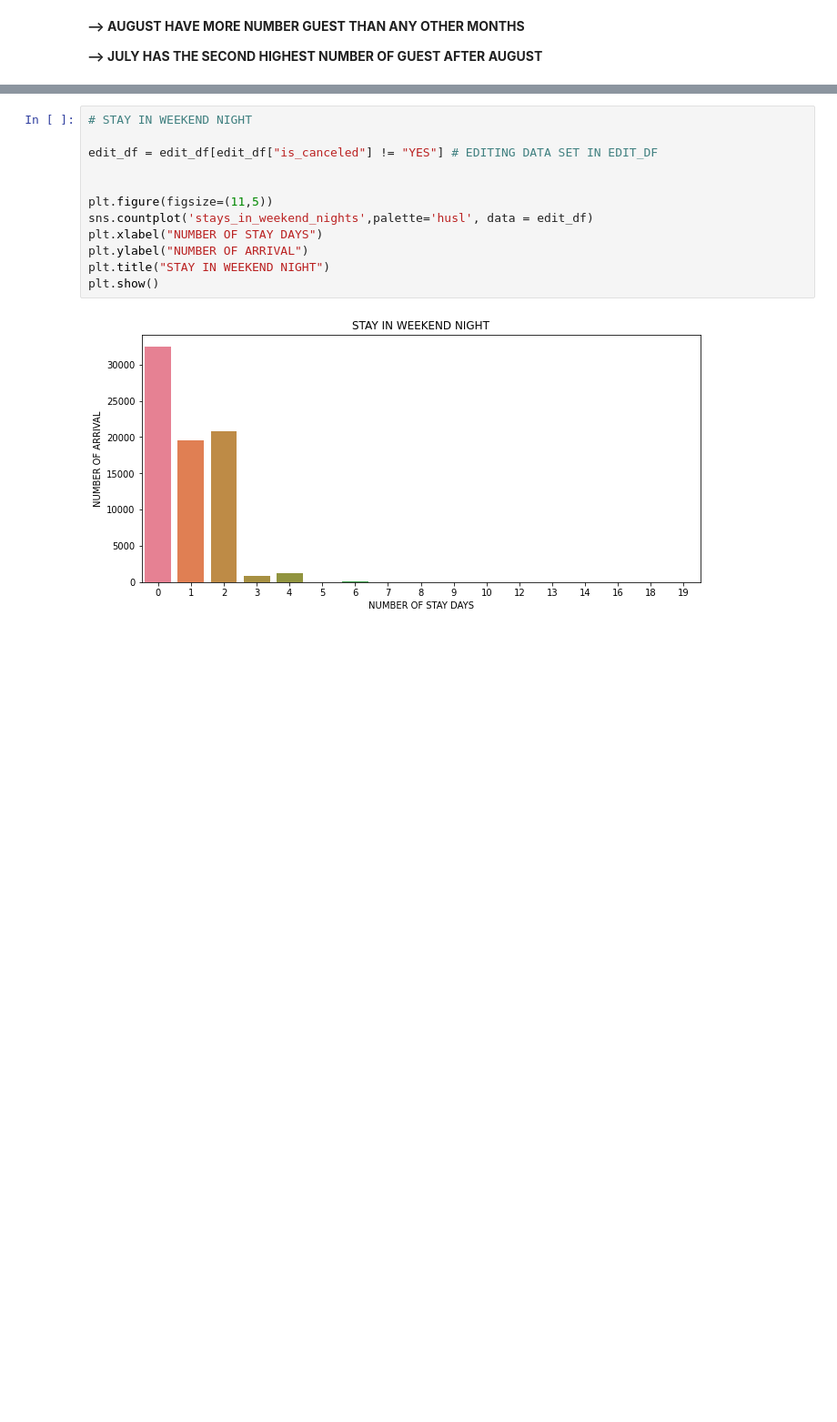
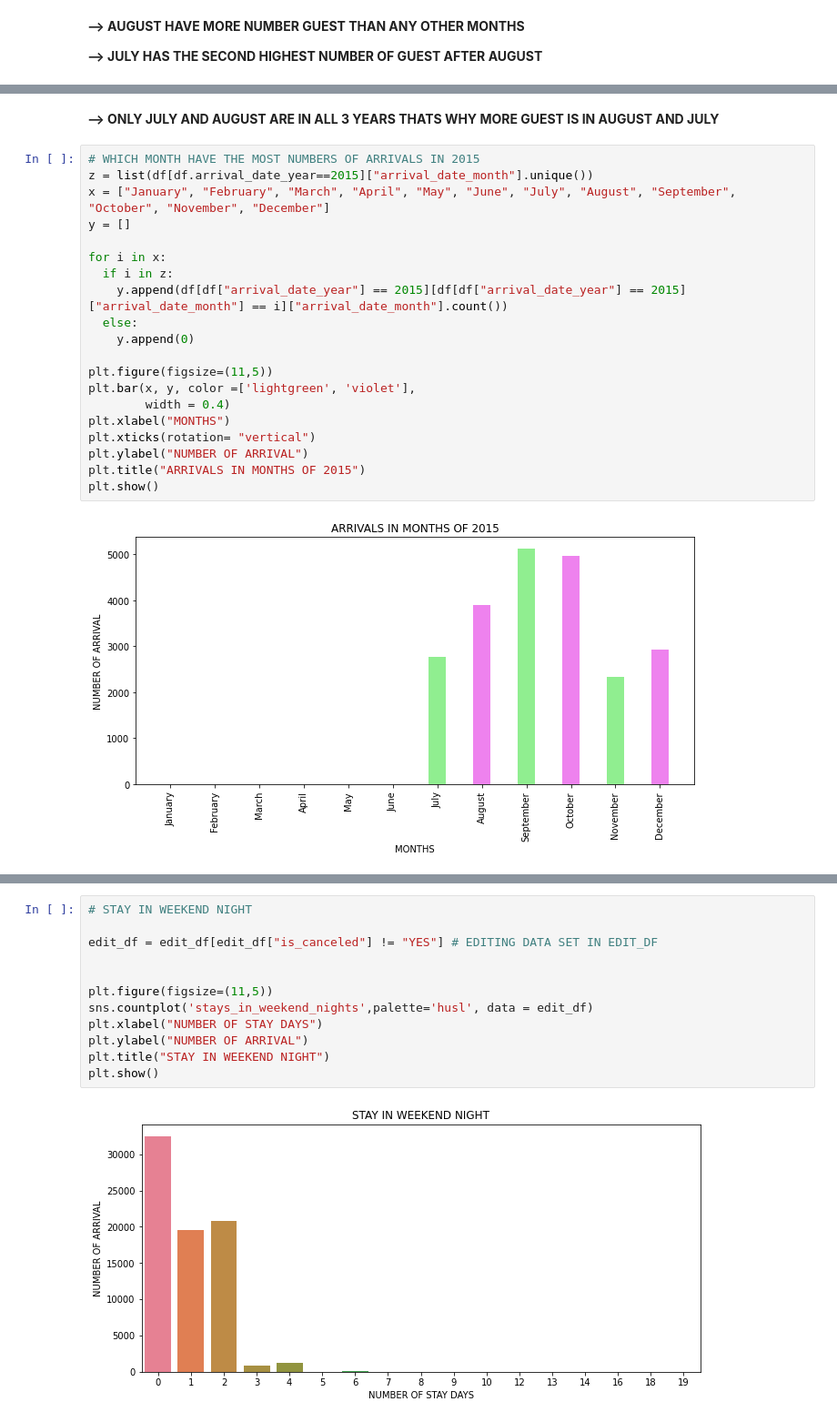
Before and after one commit to sunilpanigrahi104/Hotel-Booking-Analysis---EDA-Project, a Jupyter notebook: Hotel_Booking_Analysis_Capstone_Project.ipynb, the cells around one changed output, grey strips where cells are left out. Shown at 91% size. Drawn from its saved outputs; the diff is of its cells as text; blank space fills up the shorter version.

```diff
--- a/Hotel_Booking_Analysis_Capstone_Project.ipynb
+++ b/Hotel_Booking_Analysis_Capstone_Project.ipynb
@@ -371,0 +388,24 @@ plt.figure(figsize= (11,6))
+# %% [markdown]
+**--> ONLY JULY AND AUGUST ARE IN ALL 3 YEARS THATS WHY MORE GUEST IS IN AUGUST AND JULY**
+# %%
+# WHICH MONTH HAVE THE MOST NUMBERS OF ARRIVALS IN 2015
+z = list(df[df.arrival_date_year==2015]["arrival_date_month"].unique())
+x = ["January", "February", "March", "April", "May", "June", "July", "August", "September", "October", "November", "December"]
+y = []
+
+for i in x:
+  if i in z:
+    y.append(df[df["arrival_date_year"] == 2015][df[df["arrival_date_year"] == 2015]["arrival_date_month"] == i]["arrival_date_month"].count())
+  else:
+    y.append(0)
+
+plt.figure(figsize=(11,5))
+plt.bar(x, y, color =['lightgreen', 'violet'],
+        width = 0.4)
+plt.xlabel("MONTHS")
+plt.xticks(rotation= "vertical")
+plt.ylabel("NUMBER OF ARRIVAL")
+plt.title("ARRIVALS IN MONTHS OF 2015")
+plt.show()
+# %% [output]
+[figure, added]
```
Also changed, not shown: parts of 50 cells of this notebook.
